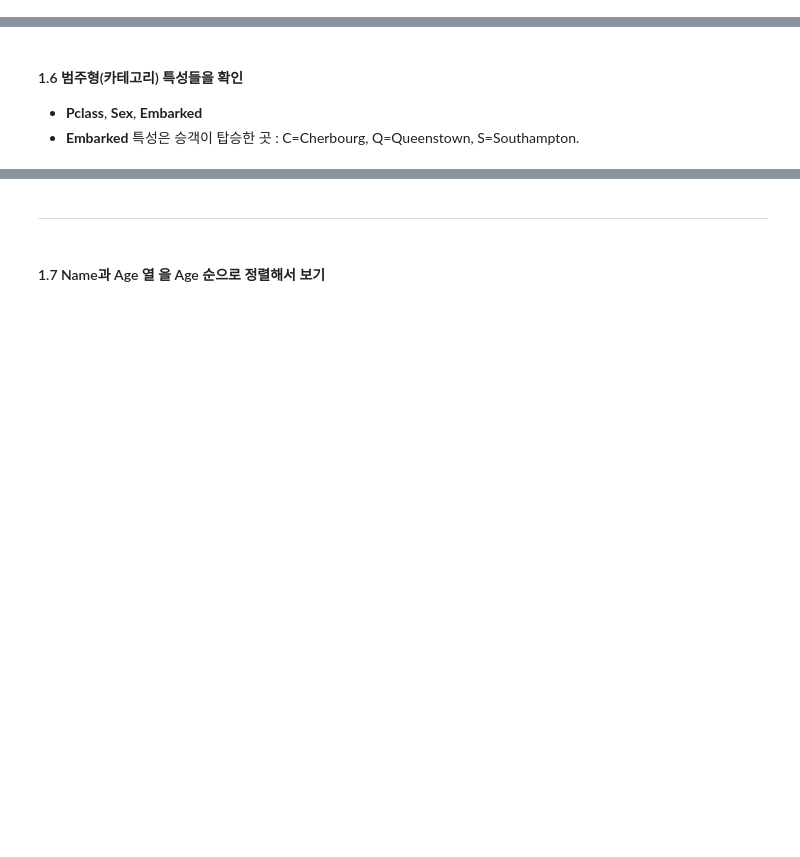
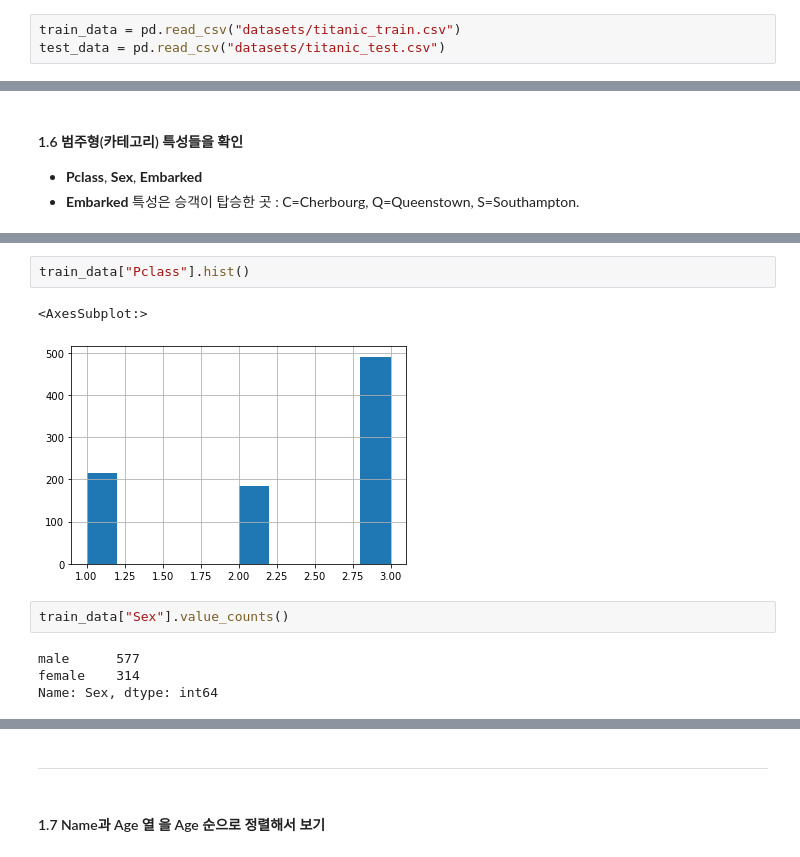
Before and after one commit to xilverh0ya/MyStudy, a Jupyter notebook: 04_ML_DL/(Exercise) Predict survival on the Titanic - using pandas.ipynb, the cells around one changed output, grey strips where cells are left out. Saved outputs shown, nothing was run; the diff lists cells and outputs as text; blank space fills up the shorter version.

```diff
--- a/04_ML_DL/(Exercise) Predict survival on the Titanic - using pandas.ipynb
+++ b/04_ML_DL/(Exercise) Predict survival on the Titanic - using pandas.ipynb
@@ -10,4 +15,7 @@
 # %% [markdown]
 #### 1.1 데이터 적재
+# %%
+train_data = pd.read_csv("datasets/titanic_train.csv")
+test_data = pd.read_csv("datasets/titanic_test.csv")
 # %% [markdown]
 #### 1.2 train_data 살펴보기
@@ -49,0 +114,11 @@
+# %%
+train_data["Pclass"].hist()
+# %% [output]
+<AxesSubplot:>
+[figure, added]
+# %%
+train_data["Sex"].value_counts()
+# %% [output]
+male      577
+female    314
+Name: Sex, dtype: int64
```
Also changed, not shown: parts of 63 cells of this notebook, 6 other files.
